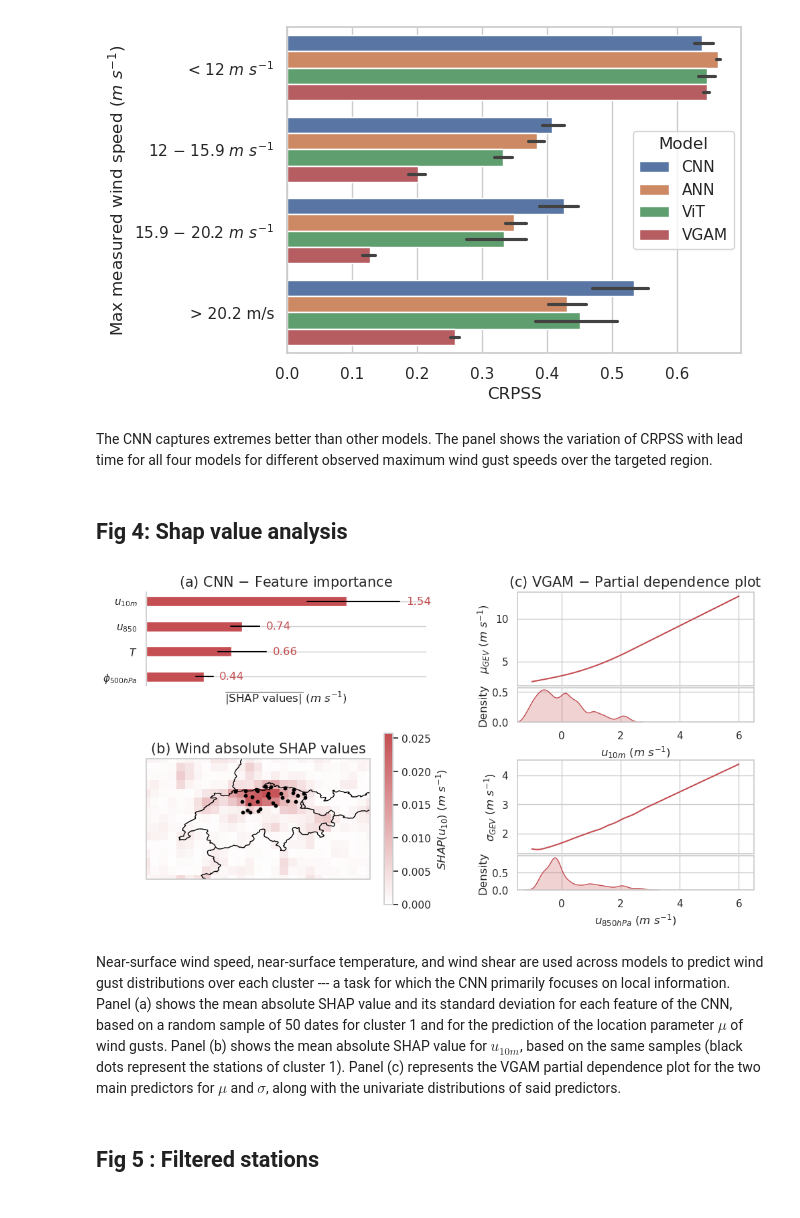
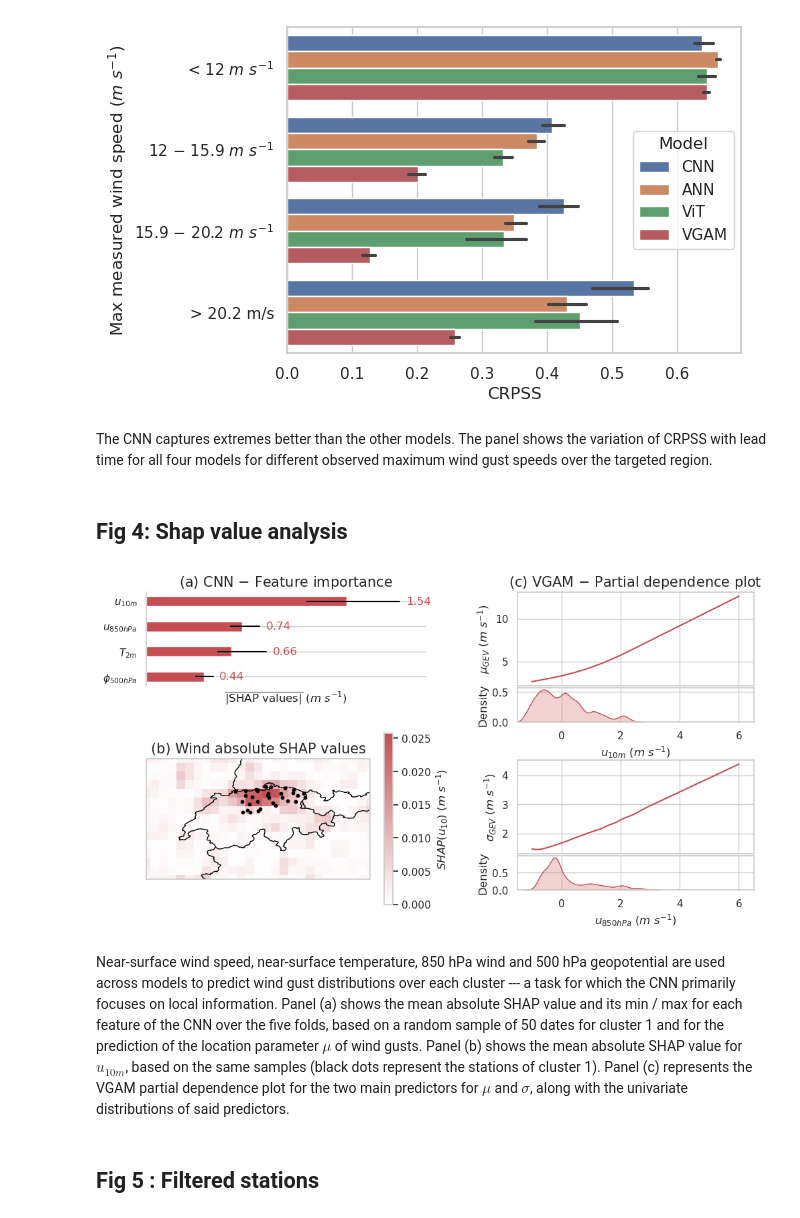
Before and after one commit to AntLrc/ConvectiveThunderstormWindGust_ML, a Jupyter notebook: figures.ipynb, the cells around one changed output. Cells and saved outputs as stored; diff of their text form; code cells hidden in the pictures.

Commit message:
Updating notebook figures to be consistent in variables notations

```diff
--- a/figures.ipynb
+++ b/figures.ipynb
@@ -344,7 +345,7 @@ plt.show()
 # %% [output]
 [figure]
 # %% [markdown]
-The CNN captures extremes better than other models. The panel shows the variation of CRPSS with lead time for all four models for different observed maximum wind gust speeds over the targeted region.
+The CNN captures extremes better than the other models. The panel shows the variation of CRPSS with lead time for all four models for different observed maximum wind gust speeds over the targeted region.
 # %% [markdown]
 ## Fig 4: Shap value analysis
 # %%
@@ -367,7 +368,7 @@ for i, val in enumerate(shapspatial):
 plt.xlim(0, 2.15)
 plt.xlabel(r"$\overline{\text{|SHAP values|}} \text{ (}m\ s^{-1}\text{)}$")
 # add the value of each bar at the right tip of the bar
-plt.yticks(range(len(shapspatial)), [r"$\phi_{500hPa}$", r"$T$", r"$u_{850}$", r"$u_{10m}$"] )
+plt.yticks(range(len(shapspatial)), [r"$\phi_{500hPa}$", r"$T_{2m}$", r"$u_{850hPa}$", r"$u_{10m}$"] )
 plt.title("(a) CNN $-$ Feature importance", fontsize = 15)
 plt.gca().spines['top'].set_visible(False)
 plt.gca().spines['right'].set_visible(False)
@@ -414,36 +415,36 @@ plt.ylabel(r"$\mu_{GEV}$ ($m\ s^{-1}$)")
 plt.title("(c) VGAM $-$ Partial dependence plot", fontsize = 15)
 
 ax = fig.add_subplot(gs[8:11,17:])
 sns.kdeplot(wind_dist, fill=True, color = sns.color_palette()[3])
 plt.xlim(-1.5,6.5)
 plt.xlabel(r"$u_{10m}$ ($m\ s^{-1}$)")
 
 ax = fig.add_subplot(gs[14:22,17:])
 plt.plot(wind_850hPa_grid, wind_850hPa_pdp, color = sns.color_palette()[3])
 # plt.fill_between(
 #     wind_850hPa_grid,
 #     np.array(wind_850hPa_pdp) - np.array(wind_850hPa_std),  # Lower bound
 #     np.array(wind_850hPa_pdp) + np.array(wind_850hPa_std),  # Upper bound
 #     alpha=0.2,
 #     color = sns.color_palette()[3]
 # )
 plt.xlim(-1.5,6.5)
 plt.ylabel(r"$\sigma_{GEV}$ ($m\ s^{-1}$)")
 
 ax = fig.add_subplot(gs[22:25,17:])
 sns.kdeplot(wind_850hPa_dist, fill=True, color = sns.color_palette()[3])
 plt.xlim(-1.5,6.5)
 plt.xlabel(r"$u_{850hPa}$ ($m\ s^{-1}$)")
 
 for ax in fig.get_axes():
     ax.tick_params(axis='both', labelsize=11)
 
 plt.savefig("./figures/fig4.pdf", bbox_inches = 'tight')
 plt.show()
 # %% [output]
-[figure, old version]
+[figure, new version]
 # %% [markdown]
-Near-surface wind speed, near-surface temperature, and wind shear are used across models to predict wind gust distributions over each cluster --- a task for which the CNN primarily focuses on local information. Panel (a) shows the mean absolute SHAP value and its standard deviation for each feature of the CNN, based on a random sample of 50 dates for cluster 1 and for the prediction of the location parameter $\mu$ of wind gusts. Panel (b) shows the mean absolute SHAP value for $u_{10m}$, based on the same samples (black dots represent the stations of cluster 1). Panel (c) represents the VGAM partial dependence plot for the two main predictors for $\mu$ and $\sigma$, along with the univariate distributions of said predictors.
+Near-surface wind speed, near-surface temperature, 850 hPa wind and 500 hPa geopotential are used across models to predict wind gust distributions over each cluster --- a task for which the CNN primarily focuses on local information. Panel (a) shows the mean absolute SHAP value and its min / max for each feature of the CNN over the five folds, based on a random sample of 50 dates for cluster 1 and for the prediction of the location parameter $\mu$ of wind gusts. Panel (b) shows the mean absolute SHAP value for $u_{10m}$, based on the same samples (black dots represent the stations of cluster 1). Panel (c) represents the VGAM partial dependence plot for the two main predictors for $\mu$ and $\sigma$, along with the univariate distributions of said predictors.
 # %% [markdown]
 ## Fig 5 : Filtered stations
 # %%
```
Also changed, not shown: parts of 18 cells of this notebook, 17 other files.
